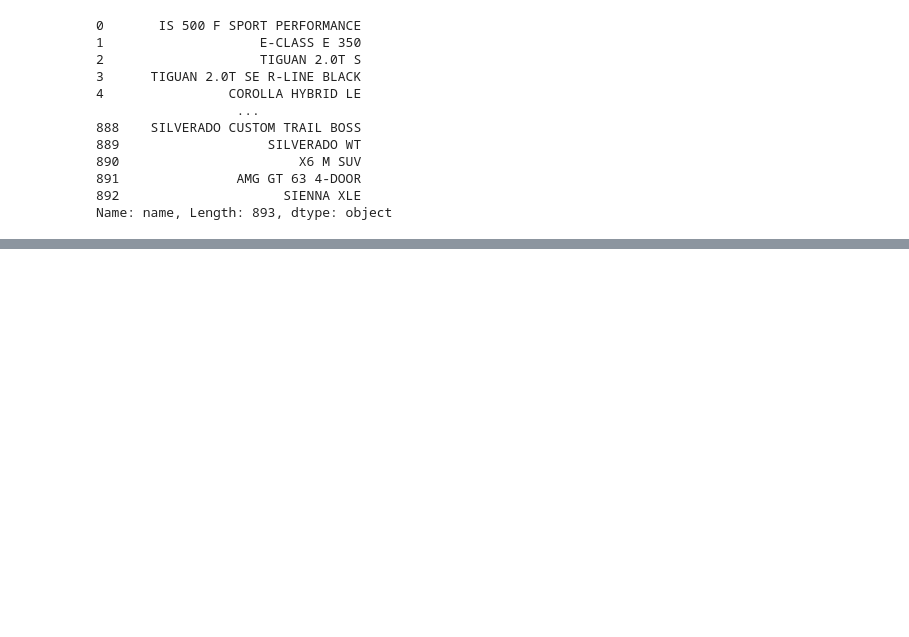
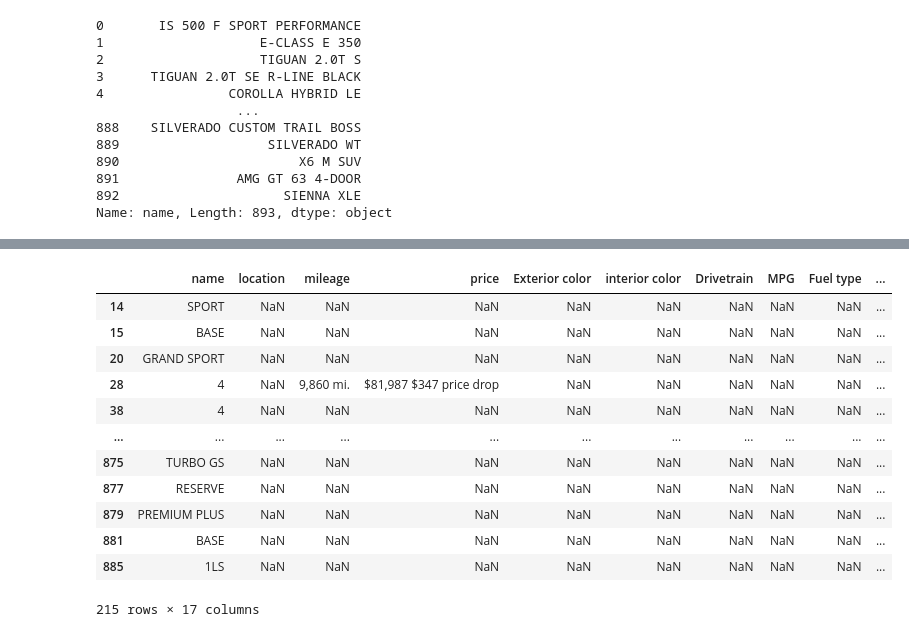
Before and after one commit to fnu-atul16/car-price-prediction, a Jupyter notebook: cars_uncleaned_data.ipynb, the cells around one changed output, grey strips where cells are left out. Saved outputs shown, nothing was run; the diff lists cells and outputs as text; code cells hidden in the pictures; blank space fills up the shorter version.

```diff
--- a/cars_uncleaned_data.ipynb
+++ b/cars_uncleaned_data.ipynb
@@ -116,0 +213,16 @@ Name: name, dtype: object
+# %%
+df[df["Engine"].isna()]
+# %% [output]
+|  | name | location | mileage | price | Exterior color | interior color | Drivetrain | MPG | Fuel type | ... |
+| 14 | SPORT | NaN | NaN | NaN | NaN | NaN | NaN | NaN | NaN | ... |
+| 15 | BASE | NaN | NaN | NaN | NaN | NaN | NaN | NaN | NaN | ... |
+| 20 | GRAND SPORT | NaN | NaN | NaN | NaN | NaN | NaN | NaN | NaN | ... |
+| 28 | 4 | NaN | 9,860 mi. | $81,987 $347 price drop | NaN | NaN | NaN | NaN | NaN | ... |
+| 38 | 4 | NaN | NaN | NaN | NaN | NaN | NaN | NaN | NaN | ... |
+| ... | ... | ... | ... | ... | ... | ... | ... | ... | ... | ... |
+| 875 | TURBO GS | NaN | NaN | NaN | NaN | NaN | NaN | NaN | NaN | ... |
+| 877 | RESERVE | NaN | NaN | NaN | NaN | NaN | NaN | NaN | NaN | ... |
+| 879 | PREMIUM PLUS | NaN | NaN | NaN | NaN | NaN | NaN | NaN | NaN | ... |
+| 881 | BASE | NaN | NaN | NaN | NaN | NaN | NaN | NaN | NaN | ... |
+| 885 | 1LS | NaN | NaN | NaN | NaN | NaN | NaN | NaN | NaN | ... |
+215 rows × 17 columns
```
Also changed, not shown: parts of 23 cells of this notebook.
